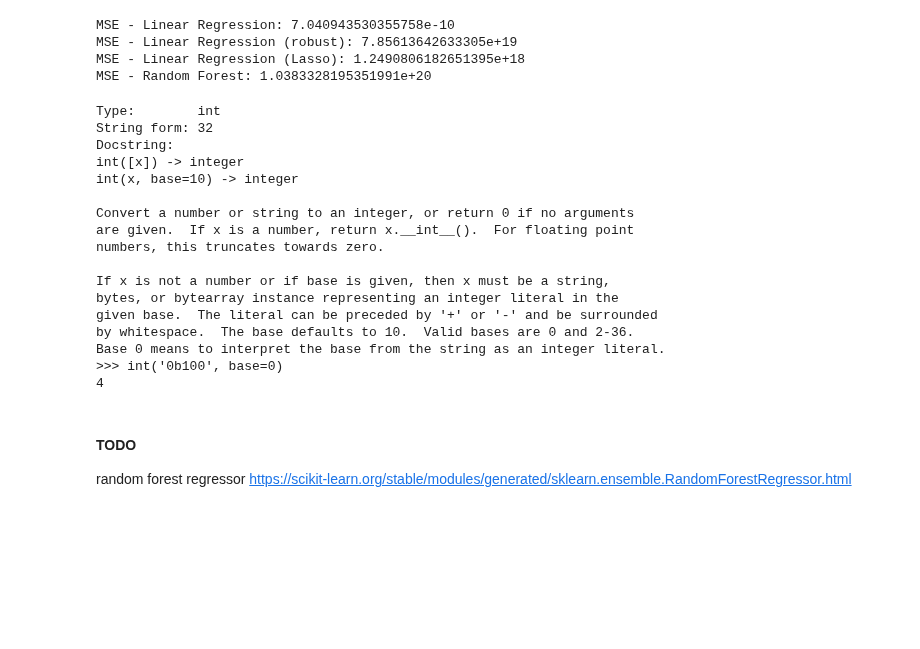
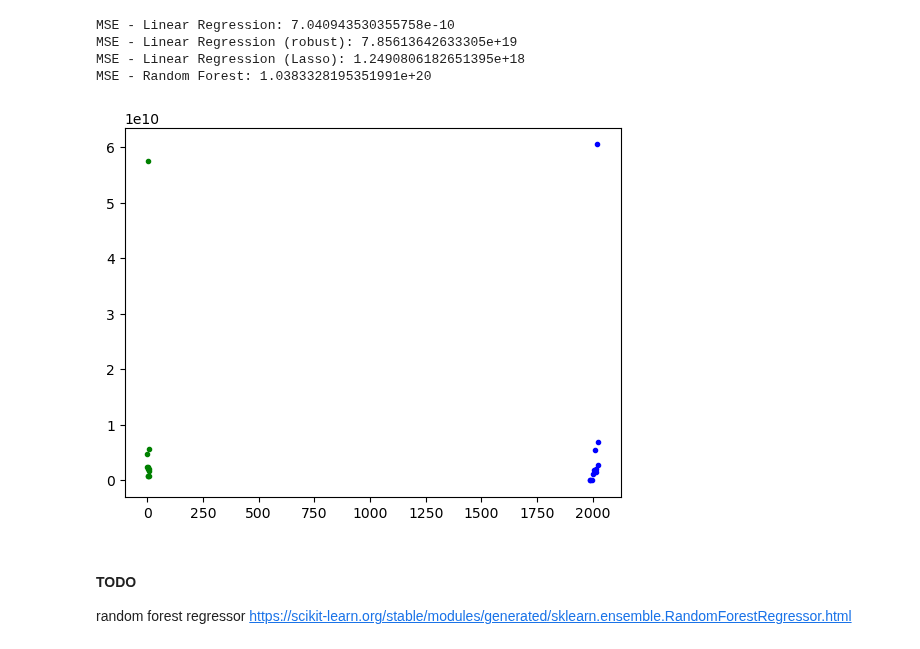
Before and after one commit to mdgarber/FEMADisasterCostForecasting, a Jupyter notebook: femadisastercostforecasting/notebooks/FEMA-Modeling.ipynb, the cells around one changed output. Saved outputs shown, nothing was run; the diff lists cells and outputs as text; code cells hidden in the pictures; blank space fills up the shorter version.

Commit message:
DQ testing #46

```diff
--- a/femadisastercostforecasting/notebooks/FEMA-Modeling.ipynb
+++ b/femadisastercostforecasting/notebooks/FEMA-Modeling.ipynb
@@ -371,25 +372,16 @@ MSE - Linear Regression (robust): 7.85613642633305e+19
 MSE - Linear Regression (Lasso): 1.2490806182651395e+18
 MSE - Random Forest: 1.0383328195351991e+20
 # %%
-linReg.rank_?
+#delete me - DQ testing
+plt.plot(y_test, marker='.', linestyle='None', c='blue')
+plt.plot(y_pred_lassoRegCV, marker='.', linestyle='None', c='green')
+
+plt.show()
+
+#looks like mixing dataframe and numpy array are causing issues. predicted data is squished on the left end, creating huge residuals
+# need to look into issues with model. data prior to going into model seems fine
 # %% [output]
-Type:        int
-String form: 32
-Docstring:
-int([x]) -> integer
-int(x, base=10) -> integer
-
-Convert a number or string to an integer, or return 0 if no arguments
-are given.  If x is a number, return x.__int__().  For floating point
-numbers, this truncates towards zero.
-
-If x is not a number or if base is given, then x must be a string,
-bytes, or bytearray instance representing an integer literal in the
-given base.  The literal can be preceded by '+' or '-' and be surrounded
-by whitespace.  The base defaults to 10.  Valid bases are 0 and 2-36.
-Base 0 means to interpret the base from the string as an integer literal.
->>> int('0b100', base=0)
-4
+[figure, added]
 # %% [markdown]
 #### TODO
 
```
Also changed, not shown: parts of 1 cell of this notebook.
